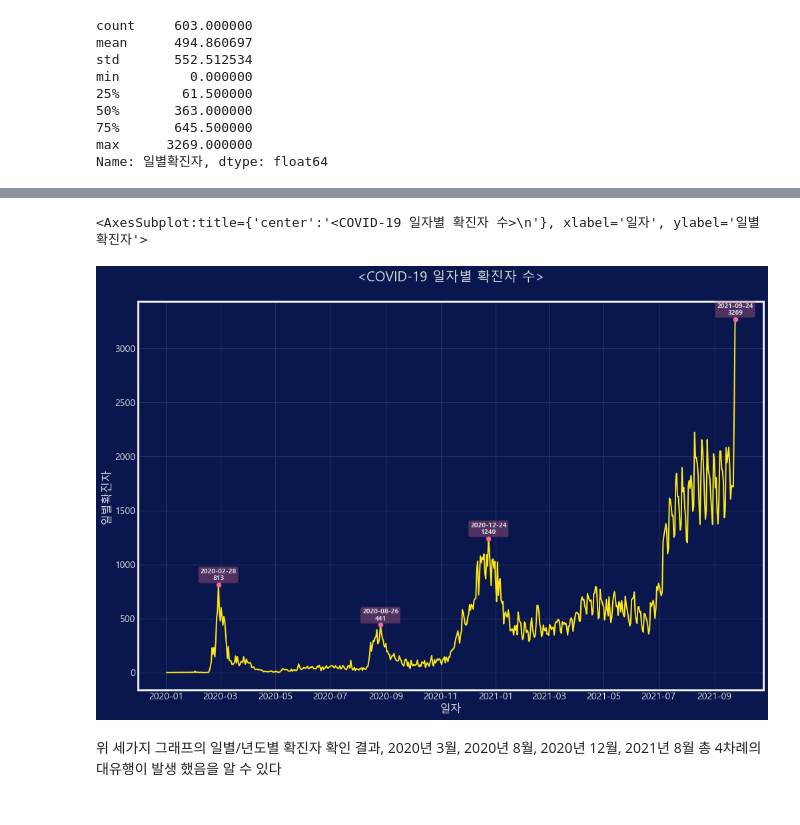
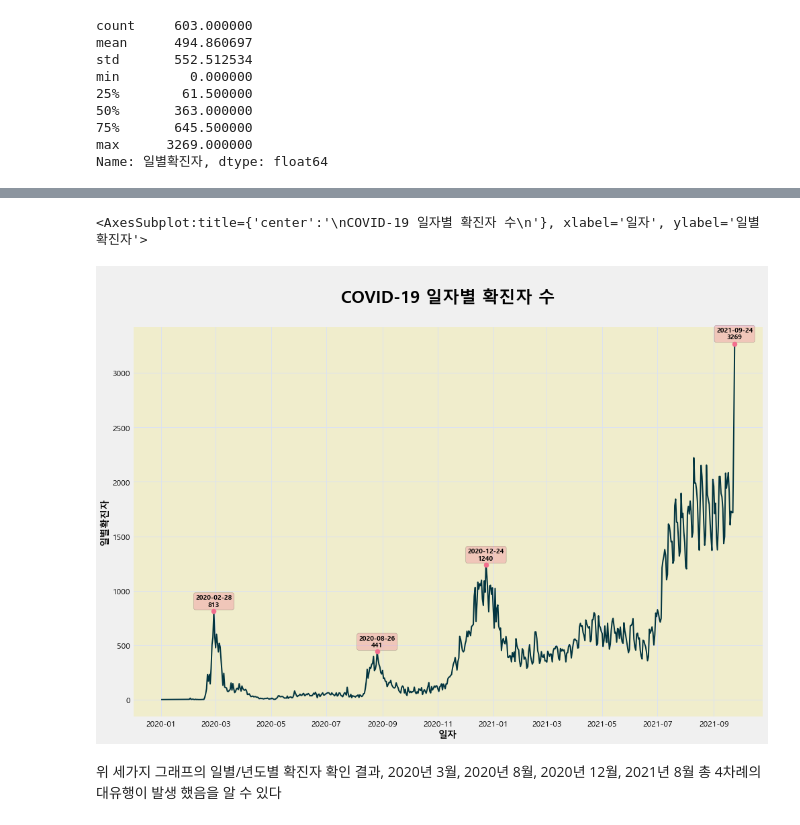
Before and after one commit to WooShangHyeon/damentor_3, a Jupyter notebook: FINAL_SAMHYUNTECH-시각화2.ipynb, the cells around one changed output, grey strips where cells are left out. Cells and saved outputs as stored; diff of their text form; code cells hidden in the pictures.

```diff
--- a/FINAL_SAMHYUNTECH-시각화2.ipynb
+++ b/FINAL_SAMHYUNTECH-시각화2.ipynb
@@ -19,16 +19,17 @@ from datetime import datetime
 
 matplotlib.rcParams['axes.unicode_minus'] = False
 # %%
-ColorGrid='#2A3459'
-ColorLine1='#FEE715'
+ColorGrid='#DCE2F0'
+ColorLine1='#02343F'
 ColorLine2='#127319'
 
 plt.rc('font', family='Malgun Gothic')
 plt.style.use('fivethirtyeight')
-for param in ['figure.facecolor', 'axes.facecolor', 'savefig.facecolor']:
-    plt.rcParams[param] = '#0A174E'  # 배경색깔
+for param in ['axes.facecolor', 'savefig.facecolor']:
+    plt.rcParams[param] = '#F0EDCC'  # 배경색깔
+
 for param in ['text.color', 'axes.labelcolor', 'xtick.color', 'ytick.color']:
-    plt.rcParams[param] = '0.9'  # very light grey
+    plt.rcParams[param] = '0'  # very light grey
 pd.set_option('mode.chained_assignment',  None)
 # %%
 def pointing(x,y,ran,arr,m,up,bboxsize): # 점 찍는 함수, x : index, y : index, ran : 범위, m : max(True) min(False) ,up : 위치 조정, bboxsize : 박스 사이즈
@@ -121,24 +128,30 @@ calmap.yearplot(data=covid_data_new['일별확진자'],year=2021, cmap='ocean_r'
 # %%
 # 코로나 일별 확진자 시각화
 
 plt.figure(figsize=(15,10))
-plt.title('<COVID-19 일자별 확진자 수>\n')
+plt.title('\nCOVID-19 일자별 확진자 수\n', weight='bold', size=25)
 plt.grid(color=ColorGrid)  # bluish dark grey, but slightly lighter than background
+
+plt.margins(x=0.05,y=0.05)
+plt.xticks(fontsize=12)
+plt.yticks(fontsize=12)
+plt.xlabel('일자',fontdict={'weight': 'bold', 'size': 14})
+plt.ylabel('일별확진자',fontdict={'weight': 'bold', 'size': 14})
 
 ax=plt.gca()
 x=covid_data_new.index
 y=covid_data_new.일별확진자
 
 ax=pointing(x,y,[0,20],ax,True,30,10)
 ax=pointing(x,y,[200,300],ax,True,30,10)
 ax=pointing(x,y,[350,500],ax,True,30,10)
 ax=pointing(x,y,[550,800],ax,True,30,10)
 
 
 sns.lineplot(data=covid_data_new, x='일자', y='일별확진자',color=ColorLine1, linewidth='2')
 # %% [output]
-<AxesSubplot:title={'center':'<COVID-19 일자별 확진자 수>\n'}, xlabel='일자', ylabel='일별확진자'>
+<AxesSubplot:title={'center':'\nCOVID-19 일자별 확진자 수\n'}, xlabel='일자', ylabel='일별확진자'>
-[figure, old version]
+[figure, new version]
 # %% [markdown]
 위 세가지 그래프의 일별/년도별 확진자 확인 결과, 2020년 3월, 2020년 8월, 2020년 12월, 2021년 8월 총 4차례의 대유행이 발생 했음을 알 수 있다
 # %%
```
Also changed, not shown: parts of 23 cells of this notebook.
